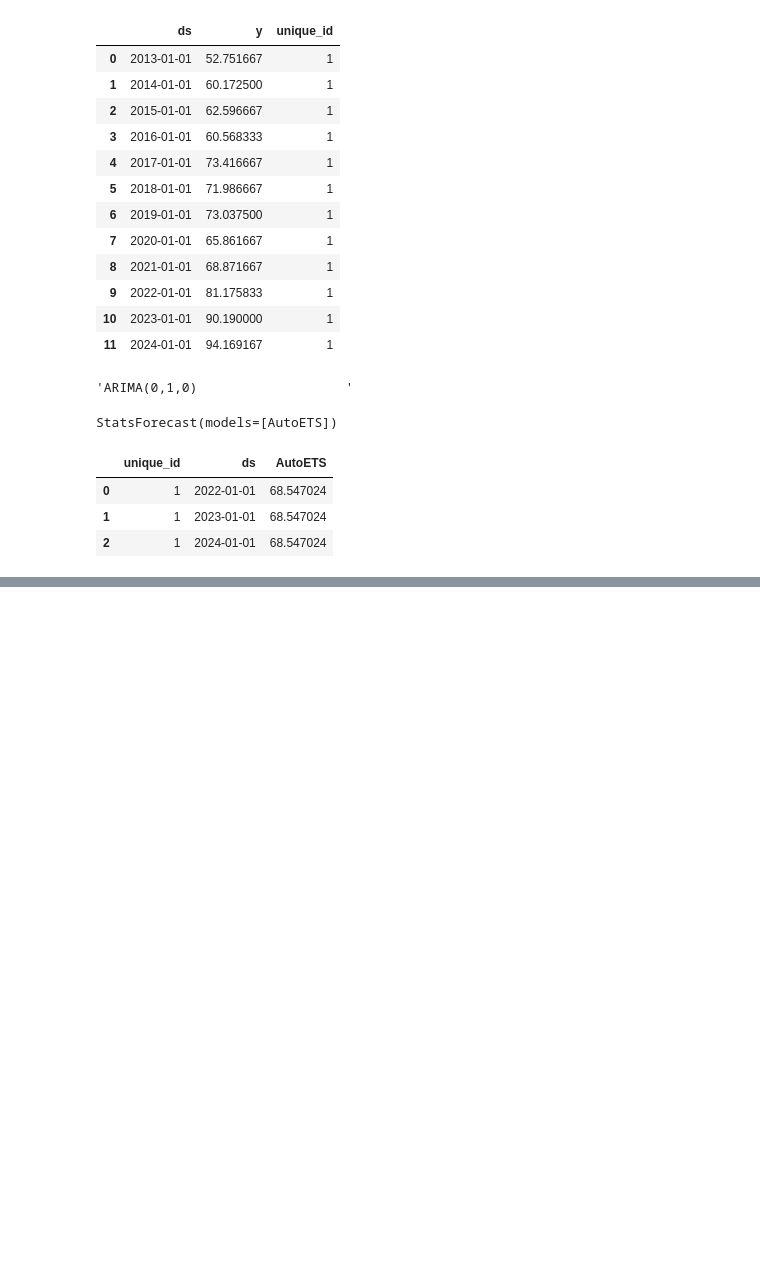
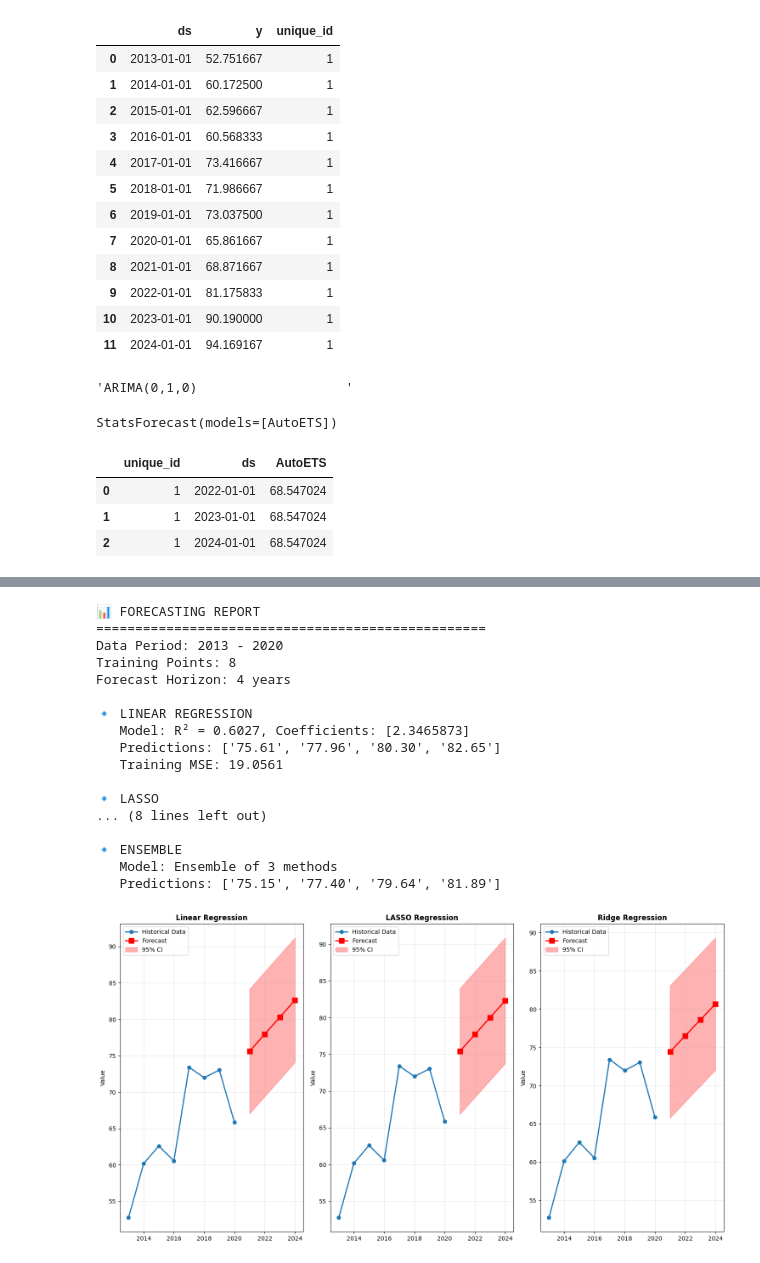
Before and after one commit to acostadlucas/mcs-red, a Jupyter notebook: hypothesis_test/hypothesis_test_02.ipynb, the cells around one changed output, grey strips where cells are left out. Drawn from its saved outputs; the diff is of its cells as text; code cells hidden in the pictures; blank space fills up the shorter version.

```diff
--- a/hypothesis_test/hypothesis_test_02.ipynb
+++ b/hypothesis_test/hypothesis_test_02.ipynb
@@ -267,0 +1413,3 @@ y_hat
+# %%
+forecaster2 = LimitedDataForecaster2(Y_train_df_aus)
+forecaster2.ensemble_forecast(h=4)
@@ -267,0 +1423,22 @@ y_hat
+# %%
+forecaster2.generate_forecast_report()
+forecaster2.plot_forecasts()
+# %% [output]
+📊 FORECASTING REPORT
+==================================================
+Data Period: 2013 - 2020
+Training Points: 8
+Forecast Horizon: 4 years
+
+🔹 LINEAR REGRESSION
+   Model: R² = 0.6027, Coefficients: [2.3465873]
+   Predictions: ['75.61', '77.96', '80.30', '82.65']
+   Training MSE: 19.0561
+
+🔹 LASSO
+... (8 lines left out)
+
+🔹 ENSEMBLE
+   Model: Ensemble of 3 methods
+   Predictions: ['75.15', '77.40', '79.64', '81.89']
+[figure, added]
```
Also changed, not shown: parts of 41 cells of this notebook, 1 other file.
